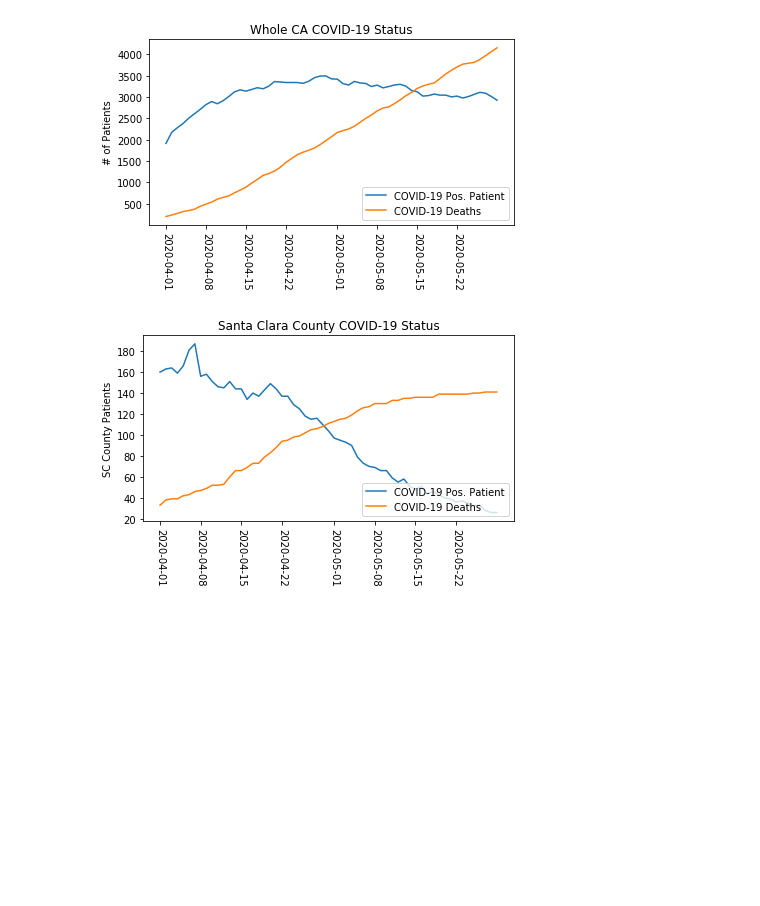
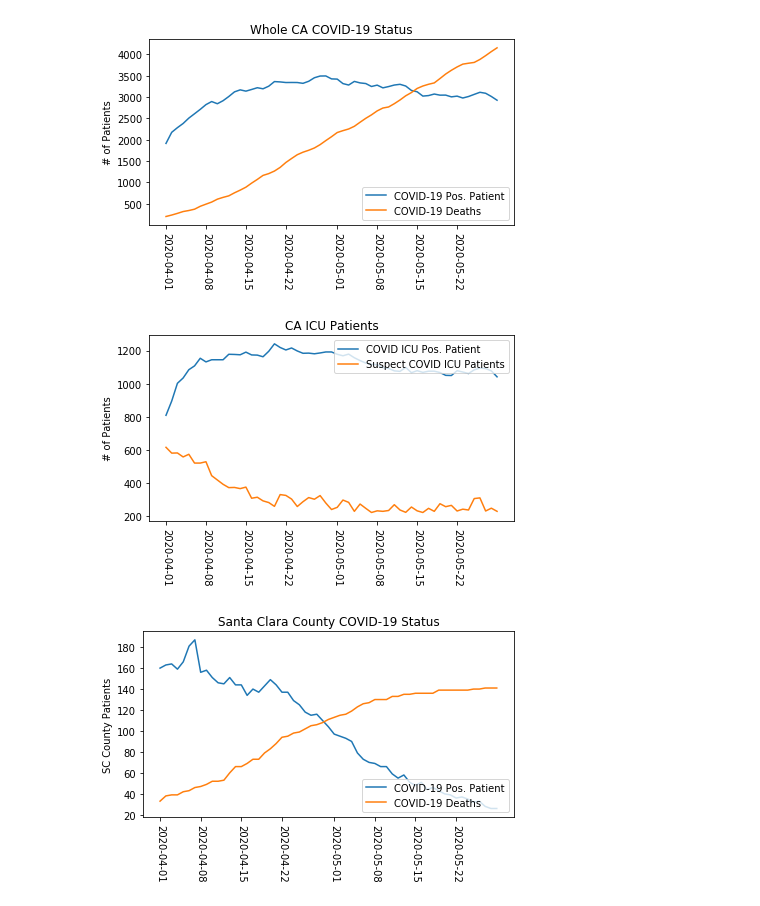
Before and after one commit to imteazs/covid19-ca-visual, a Jupyter notebook: covid19_analysis.ipynb, the cells around one changed output. Drawn from its saved outputs; the diff is of its cells as text; code cells hidden in the pictures; blank space fills up the shorter version.

Commit message:
update data

```diff
--- a/covid19_analysis.ipynb
+++ b/covid19_analysis.ipynb
@@ -28,6 +28,16 @@ plt.tight_layout()
 plt.savefig('data/total_ca_status.png', dpi = 300)
 # %% [output]
 [figure]
+# %%
+setfig('CA ICU Patients', '# of Patients')
+state_icu_todate = datadf.groupby('date', as_index = False)['ICU COVID-19 Positive Patients', 'ICU COVID-19 Suspected Patients'].sum()
+plt.plot('date', 'ICU COVID-19 Positive Patients', data = state_icu_todate, label = 'COVID ICU Pos. Patient')
+plt.plot('date', 'ICU COVID-19 Suspected Patients', data = state_icu_todate, label = 'Suspect COVID ICU Patients')
+plt.legend(loc = 'upper right')
+plt.tight_layout()
+plt.savefig('data/ca_icu_status.png', dpi = 300)
+# %% [output]
+[figure, added]
 # %%
 santa_clara_df = datadf[(datadf['County Name'] == 'Santa Clara')]
 alameda_df = datadf[(datadf['County Name'] == 'Alameda')]
```
Also changed, not shown: parts of 3 cells of this notebook, 7 other files.
